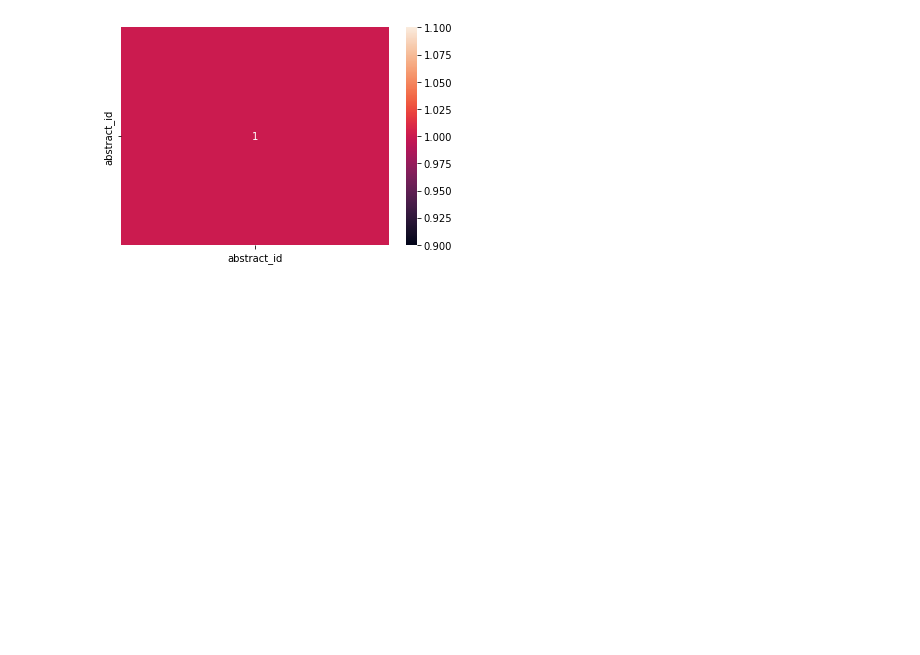
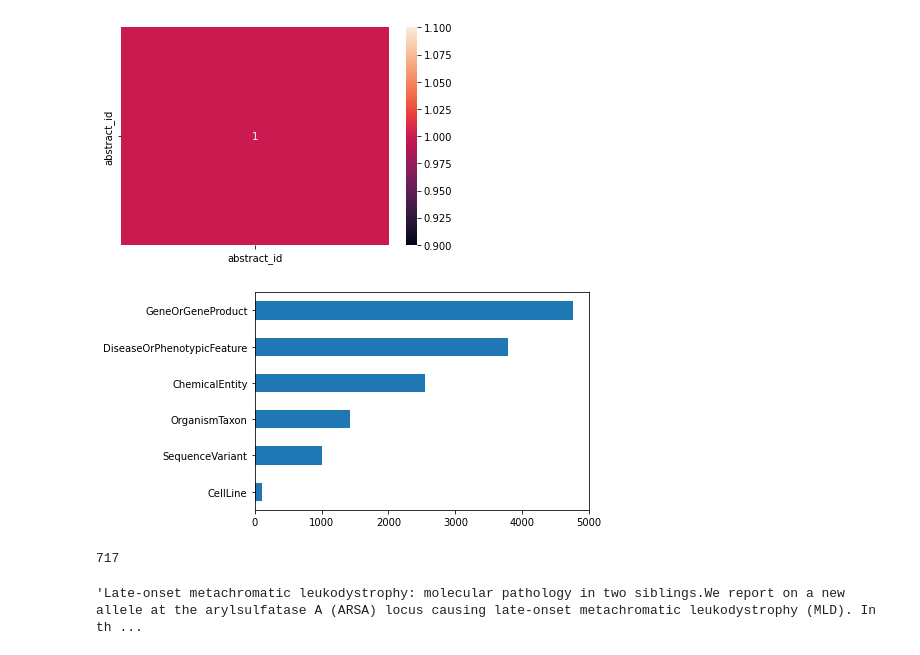
Before and after one commit to GuidoPadilla/data-science-proyecto-2, a Jupyter notebook: proyecto2.ipynb, the cells around one changed output. Cells and saved outputs as stored; diff of their text form; code cells hidden in the pictures; blank space fills up the shorter version.

```diff
--- a/proyecto2.ipynb
+++ b/proyecto2.ipynb
@@ -64,0 +104,13 @@ plt.show()
+# %%
+entities_train['type'].value_counts().plot(kind="barh").invert_yaxis();
+# %% [output]
+[figure, added]
+# %%
+text = abstracts_train.iloc[0].title + abstracts_train.iloc[0].abstract
+len(text)
+# %% [output]
+717
+# %%
+text
+# %% [output]
+'Late-onset metachromatic leukodystrophy: molecular pathology in two siblings.We report on a new allele at the arylsulfatase A (ARSA) locus causing late-onset metachromatic leukodystrophy (MLD). In th ...
```
Also changed, not shown: parts of 24 cells of this notebook.
